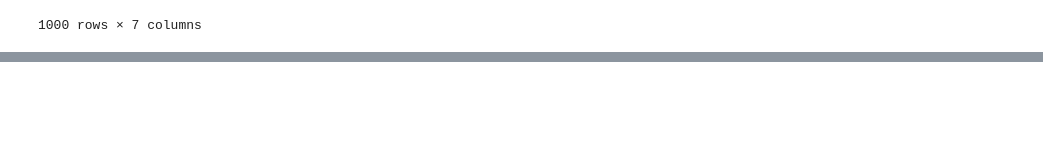
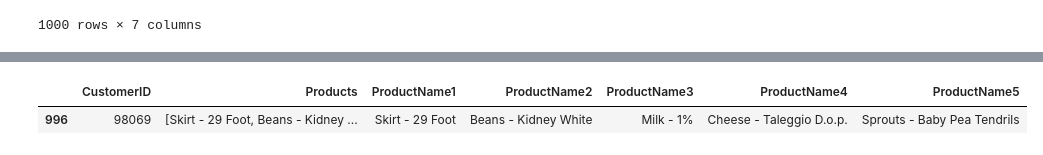
Before and after one commit to elvestevez/dataptmad0522_labs, a Jupyter notebook: extra-work/m2/lab-intro-recommender-systems/your-code/main.ipynb, the cells around one changed output, grey strips where cells are left out. Drawn from its saved outputs; the diff is of its cells as text; code cells hidden in the pictures; blank space fills up the shorter version.

```diff
--- a/extra-work/m2/lab-intro-recommender-systems/your-code/main.ipynb
+++ b/extra-work/m2/lab-intro-recommender-systems/your-code/main.ipynb
@@ -676,0 +637,7 @@ df_cus_top_pro
+# %%
+display(df_cus_top_pro1.loc[df_cus_top_pro1['CustomerID'] == 98069])
+display(df_cus_top_pro2.loc[df_cus_top_pro2['CustomerID'] == 98069])
+display(df_cus_top_pro3.loc[df_cus_top_pro3['CustomerID'] == 98069])
+# %% [output]
+|  | CustomerID | Products | ProductName1 | ProductName2 | ProductName3 | ProductName4 | ProductName5 |
+| 996 | 98069 | [Skirt - 29 Foot, Beans - Kidney ... | Skirt - 29 Foot | Beans - Kidney White | Milk - 1% | Cheese - Taleggio D.o.p. | Sprouts - Baby Pea Tendrils |
```
Also changed, not shown: parts of 6 cells of this notebook.
